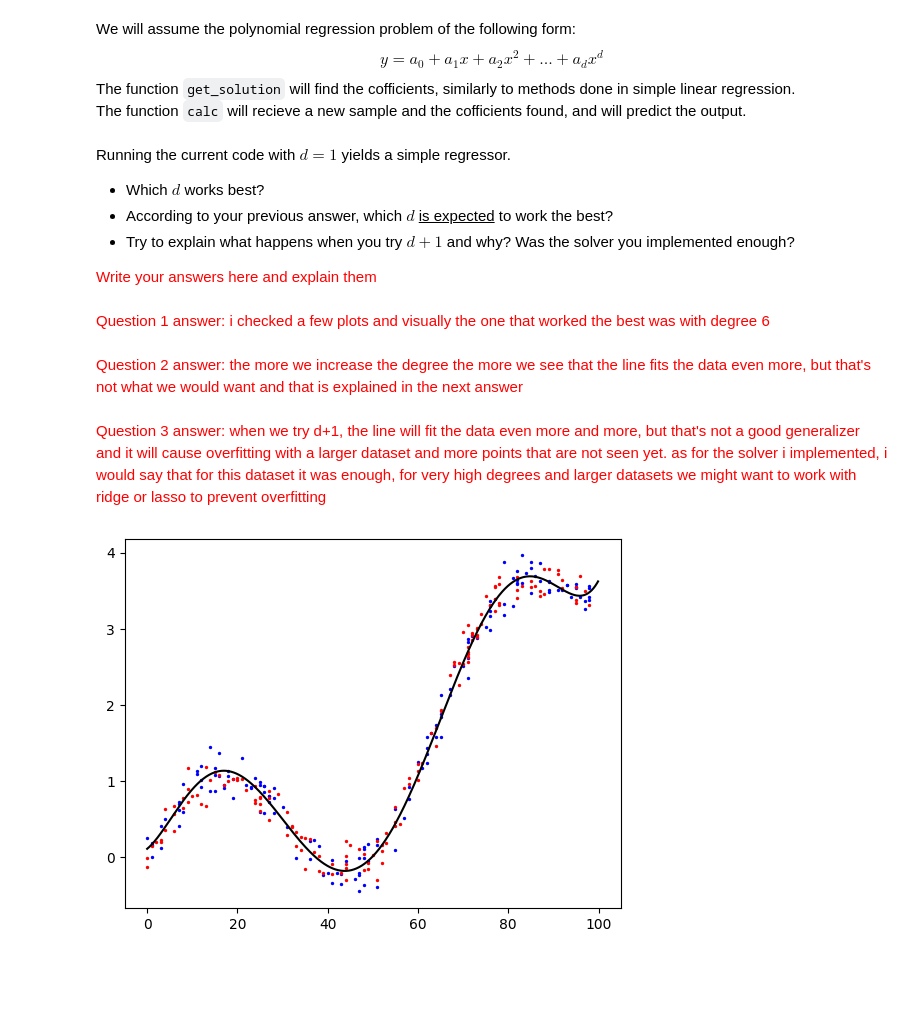
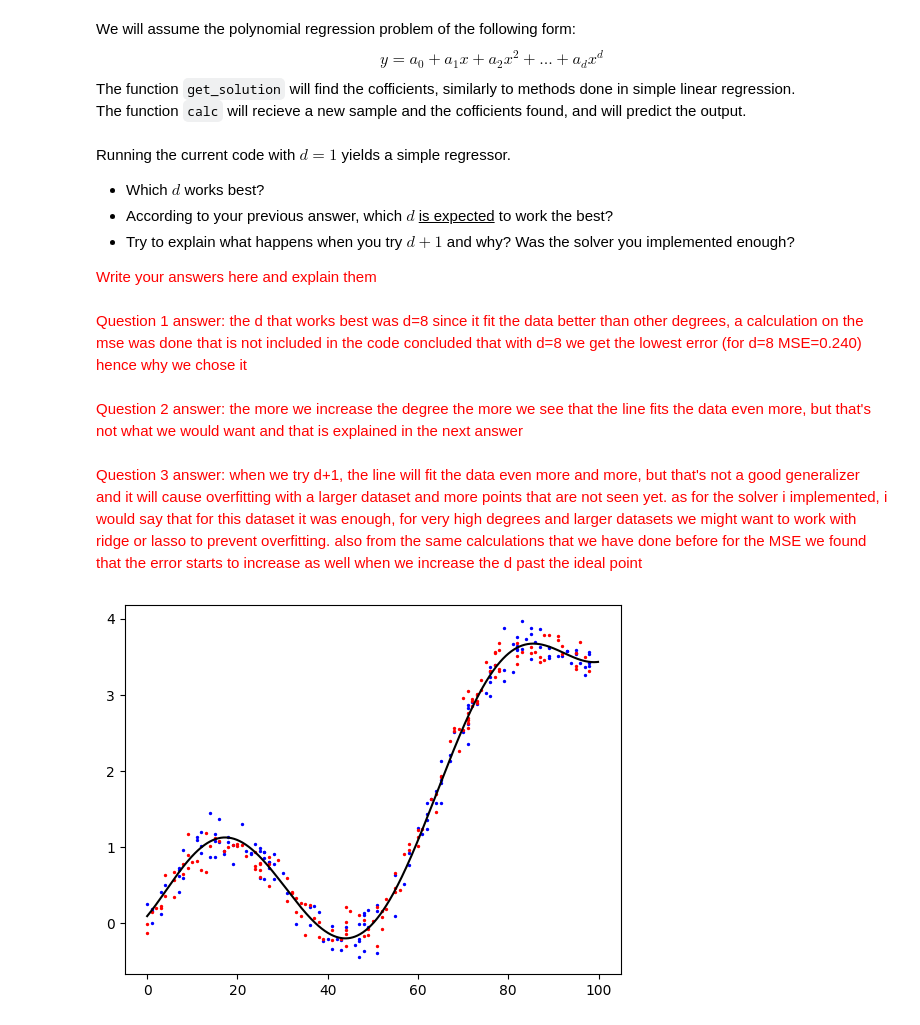
Before and after one commit to RaneemIbra/Machine-Learning, a Jupyter notebook: Intro_To_ML_HW3.ipynb, the cells around one changed output. Cells and saved outputs as stored; diff of their text form; code cells hidden in the pictures; blank space fills up the shorter version.

Commit message:
printed the correct matrix, fixed the bonus question

```diff
--- a/Intro_To_ML_HW3.ipynb
+++ b/Intro_To_ML_HW3.ipynb
@@ -839,25 +847,25 @@ Running the current code with $d=1$ yields a simple regressor.
 <font color='red'>Write your answers here and explain them</font>
 <br>
 <br>
-<font color='red'>Question 1 answer: i checked a few plots and visually the one that worked the best was with degree 6</font>
+<font color='red'>Question 1 answer: the d that works best was d=8 since it fit the data better than other degrees, a calculation on the mse was done that is not included in the code concluded that with d=8 we get the lowest error (for d=8 MSE=0.240) hence why we chose it</font>
 <br>
 <br>
 <font color='red'>Question 2 answer: the more we increase the degree the more we see that the line fits the data even more, but that's not what we would want and that is explained in the next answer</font>
 <br>
 <br>
-<font color='red'>Question 3 answer: when we try d+1, the line will fit the data even more and more, but that's not a good generalizer and it will cause overfitting with a larger dataset and more points that are not seen yet. as for the solver i implemented, i would say that for this dataset it was enough, for very high degrees and larger datasets we might want to work with ridge or lasso to prevent overfitting</font>
+<font color='red'>Question 3 answer: when we try d+1, the line will fit the data even more and more, but that's not a good generalizer and it will cause overfitting with a larger dataset and more points that are not seen yet. as for the solver i implemented, i would say that for this dataset it was enough, for very high degrees and larger datasets we might want to work with ridge or lasso to prevent overfitting. also from the same calculations that we have done before for the MSE we found that the error starts to increase as well when we increase the d past the ideal point</font>
 # %%
 xx = np.arange(0, 100, 0.1)
 yy = []
 
-weights = get_solution(x_train, y_train, 6)
+weights = get_solution(x_train, y_train, 8)
 
 for samp in xx:
   yy.append(calc(samp, weights))
 
 plt.scatter(x_train, y_train, color='blue', s=2, label='train')
 plt.scatter(x_test, y_test, color='red', s=2, label='test')
 plt.plot(xx, yy, color='black')
 plt.show()
 # %% [output]
-[figure, old version]
+[figure, new version]
```
Also changed, not shown: parts of 10 cells of this notebook, 3 other files.
